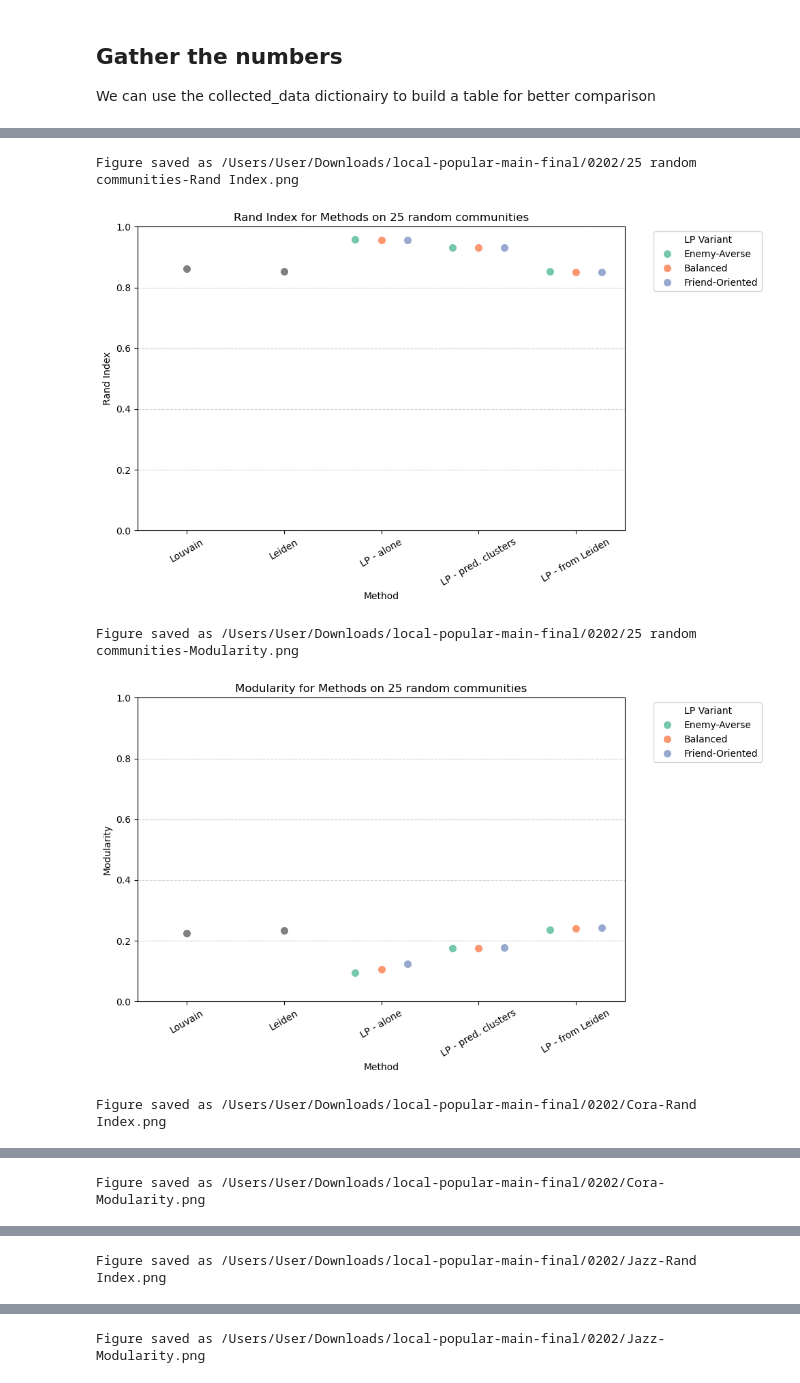
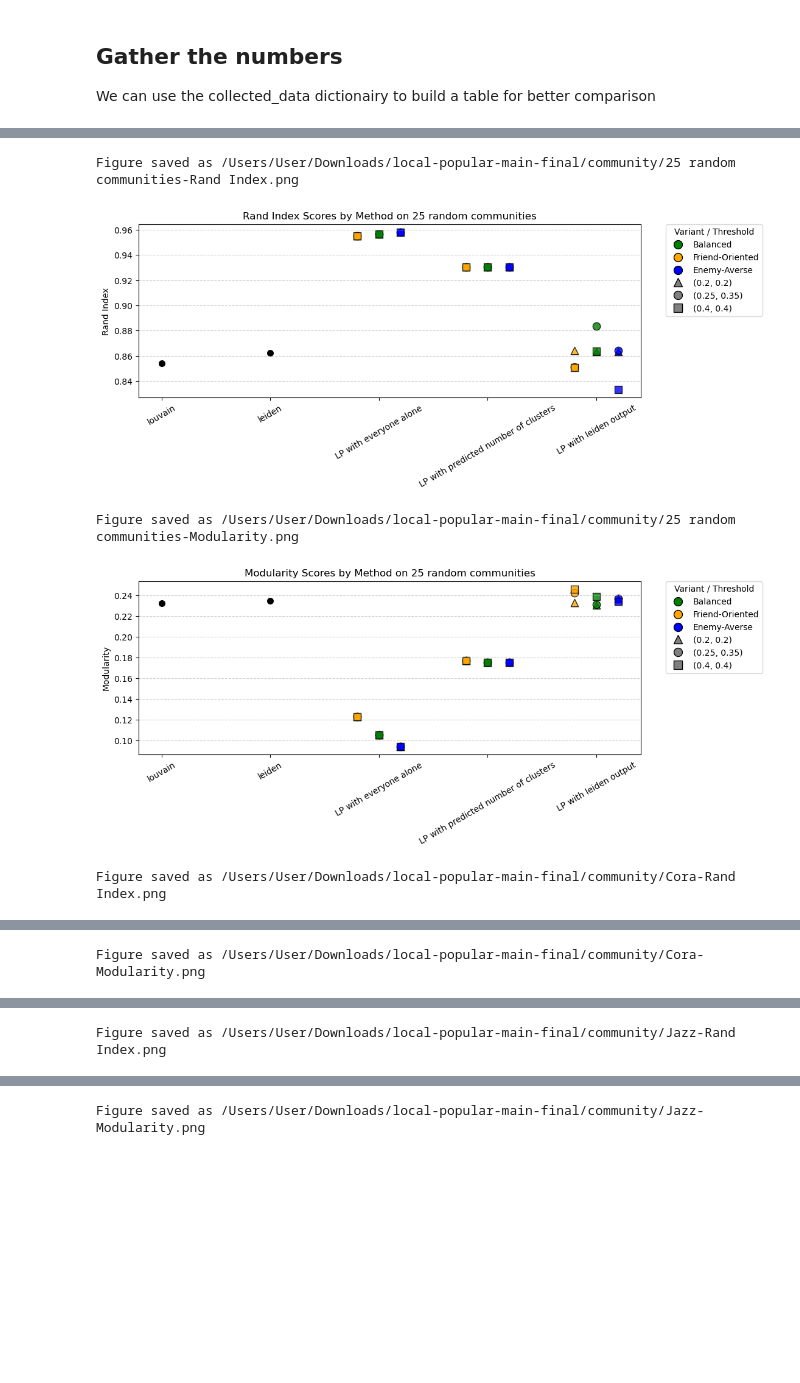
Before and after one commit to tr1gergo/local-popular, a Jupyter notebook: BenchmarkCommunityDetection.ipynb, the cells around one changed output, grey strips where cells are left out. Drawn from its saved outputs; the diff is of its cells as text; code cells hidden in the pictures; blank space fills up the shorter version.

```diff
--- a/BenchmarkCommunityDetection.ipynb
+++ b/BenchmarkCommunityDetection.ipynb
@@ -393,10 +406,26 @@ sorted_df
+# %%
+import numpy as np
+labels = [(0.2, 0.2), (0.25, 0.35), (0.4, 0.4)]
+def plot_and_save(dfs,labels, dataset, score, save_path= None):
+    for df in dfs:
+        df.replace("n.A.", np.nan, inplace= True)
+
+    fig, ax = plot_custom_thresholds_with_louvain_leiden(
+    dfs=dfs,
+    labels=labels,
+    dataset_name=dataset,
+    score_col=score)
+    if save_path:
+        plt.savefig(save_path, format='png', dpi=300, bbox_inches='tight')
+        print(f"Figure saved as {save_path}")
+    plt.show()
 # %%
 for Dataset in ['25 random communities', 'Cora' ,'Jazz' ,'Karate Club']:
     for score in ['Rand Index', 'Modularity']:
-        plot_score_by_method(sorted_df, Dataset, score_col = score, save_path=f'/Users/User/Downloads/local-popular-main-final/0202/{Dataset}-{score}.png')
+        plot_and_save(dfs,labels, Dataset, score, save_path=f'/Users/User/Downloads/local-popular-main-final/community/{Dataset}-{score}.png')
 # %% [output]
-Figure saved as /Users/User/Downloads/local-popular-main-final/0202/25 random communities-Rand Index.png
+Figure saved as /Users/User/Downloads/local-popular-main-final/community/25 random communities-Rand Index.png
-[figure, old version]
+[figure, new version]
-Figure saved as /Users/User/Downloads/local-popular-main-final/0202/25 random communities-Modularity.png
+Figure saved as /Users/User/Downloads/local-popular-main-final/community/25 random communities-Modularity.png
-[figure, old version]
+[figure, new version]
-Figure saved as /Users/User/Downloads/local-popular-main-final/0202/Cora-Rand Index.png
+Figure saved as /Users/User/Downloads/local-popular-main-final/community/Cora-Rand Index.png
@@ -404 +433 @@ Figure saved as /Users/User/Downloads/local-popular-main-final/0202/Cora-Rand In
-Figure saved as /Users/User/Downloads/local-popular-main-final/0202/Cora-Modularity.png
+Figure saved as /Users/User/Downloads/local-popular-main-final/community/Cora-Modularity.png
@@ -406 +435 @@ Figure saved as /Users/User/Downloads/local-popular-main-final/0202/Cora-Modular
-Figure saved as /Users/User/Downloads/local-popular-main-final/0202/Jazz-Rand Index.png
+Figure saved as /Users/User/Downloads/local-popular-main-final/community/Jazz-Rand Index.png
@@ -408 +437 @@ Figure saved as /Users/User/Downloads/local-popular-main-final/0202/Jazz-Rand In
-Figure saved as /Users/User/Downloads/local-popular-main-final/0202/Jazz-Modularity.png
+Figure saved as /Users/User/Downloads/local-popular-main-final/community/Jazz-Modularity.png
```
Also changed, not shown: parts of 13 cells of this notebook, 1 other file.
